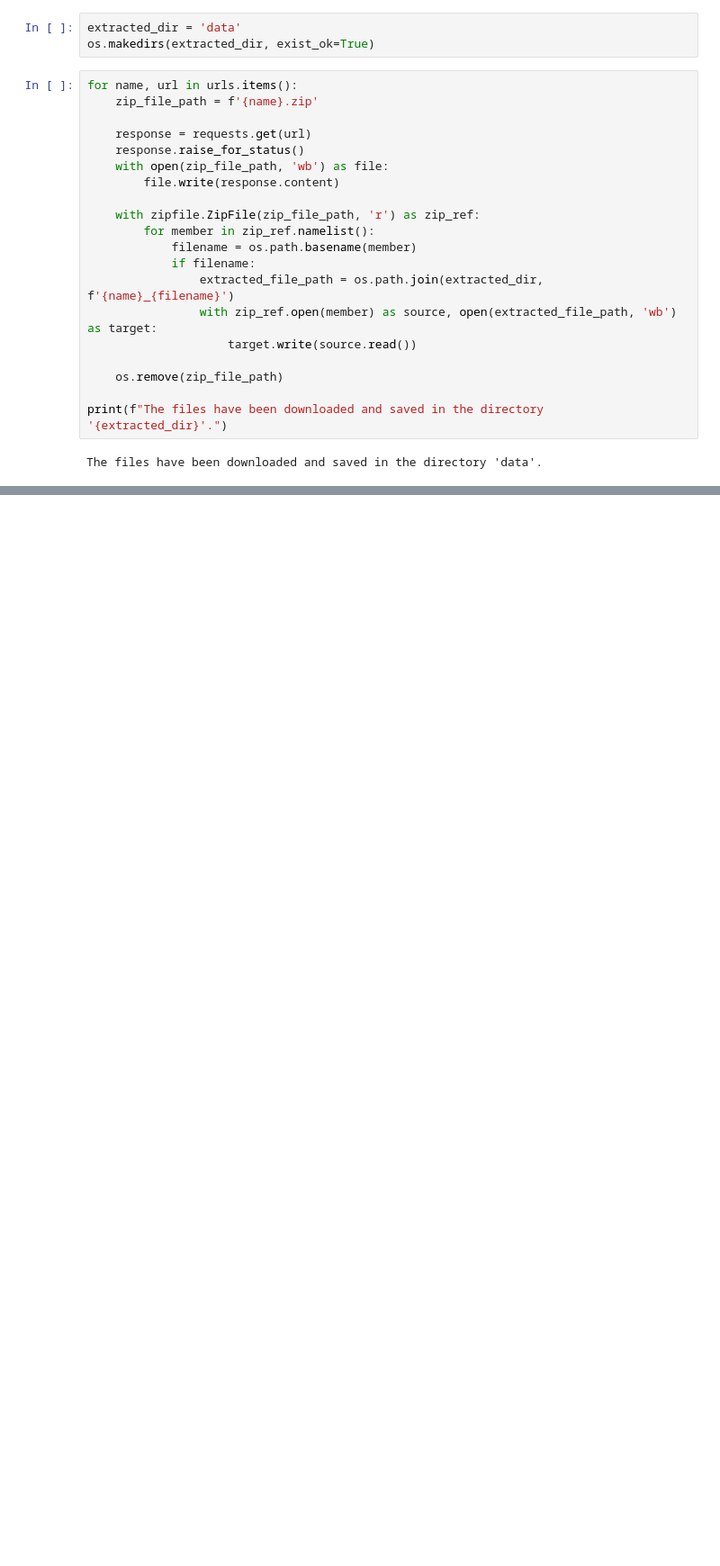
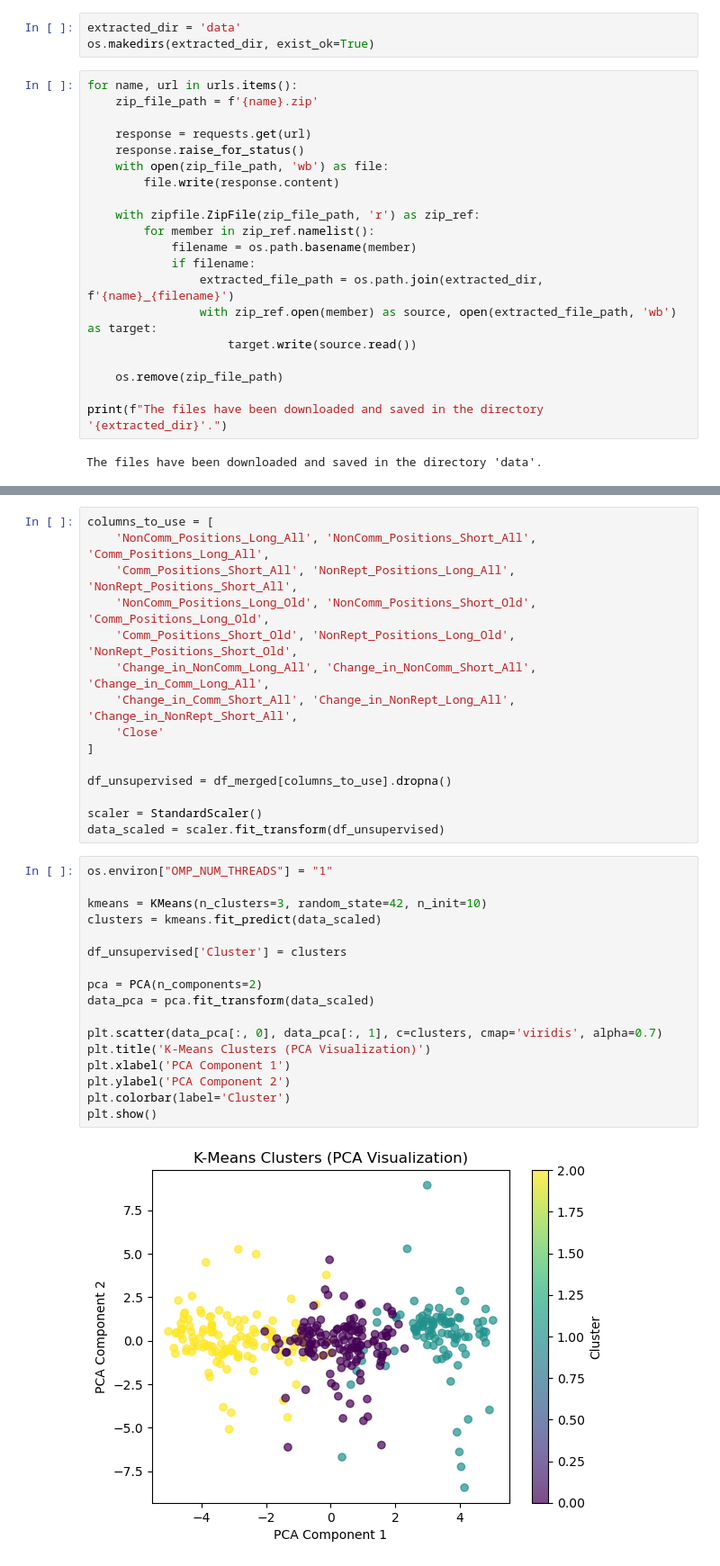
Before and after one commit to SwissDataInsights/Analysis-of-COT-reports, a Jupyter notebook: COT_analyst.ipynb, the cells around one changed output, grey strips where cells are left out. Shown at 90% size. Drawn from its saved outputs; the diff is of its cells as text; blank space fills up the shorter version.

```diff
--- a/COT_analyst.ipynb
+++ b/COT_analyst.ipynb
@@ -55,0 +273,34 @@ The files have been downloaded, linked and saved as 'data/merged_data.csv'.
+# %%
+columns_to_use = [
+    'NonComm_Positions_Long_All', 'NonComm_Positions_Short_All', 'Comm_Positions_Long_All',
+    'Comm_Positions_Short_All', 'NonRept_Positions_Long_All', 'NonRept_Positions_Short_All',
+    'NonComm_Positions_Long_Old', 'NonComm_Positions_Short_Old', 'Comm_Positions_Long_Old',
+    'Comm_Positions_Short_Old', 'NonRept_Positions_Long_Old', 'NonRept_Positions_Short_Old',
+    'Change_in_NonComm_Long_All', 'Change_in_NonComm_Short_All', 'Change_in_Comm_Long_All',
+    'Change_in_Comm_Short_All', 'Change_in_NonRept_Long_All', 'Change_in_NonRept_Short_All',
+    'Close'
+]
+
+df_unsupervised = df_merged[columns_to_use].dropna()
+
+scaler = StandardScaler()
+data_scaled = scaler.fit_transform(df_unsupervised)
+# %%
+os.environ["OMP_NUM_THREADS"] = "1"
+
+kmeans = KMeans(n_clusters=3, random_state=42, n_init=10)
+clusters = kmeans.fit_predict(data_scaled)
+
+df_unsupervised['Cluster'] = clusters
+
+pca = PCA(n_components=2)
+data_pca = pca.fit_transform(data_scaled)
+
+plt.scatter(data_pca[:, 0], data_pca[:, 1], c=clusters, cmap='viridis', alpha=0.7)
+plt.title('K-Means Clusters (PCA Visualization)')
+plt.xlabel('PCA Component 1')
+plt.ylabel('PCA Component 2')
+plt.colorbar(label='Cluster')
+plt.show()
+# %% [output]
+[figure, added]
```
Also changed, not shown: parts of 38 cells of this notebook, 12 other files.
